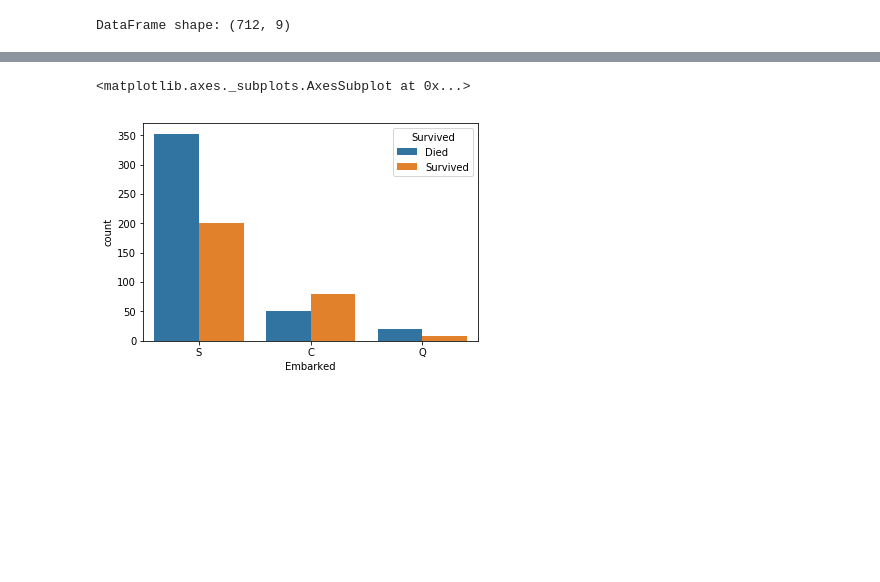
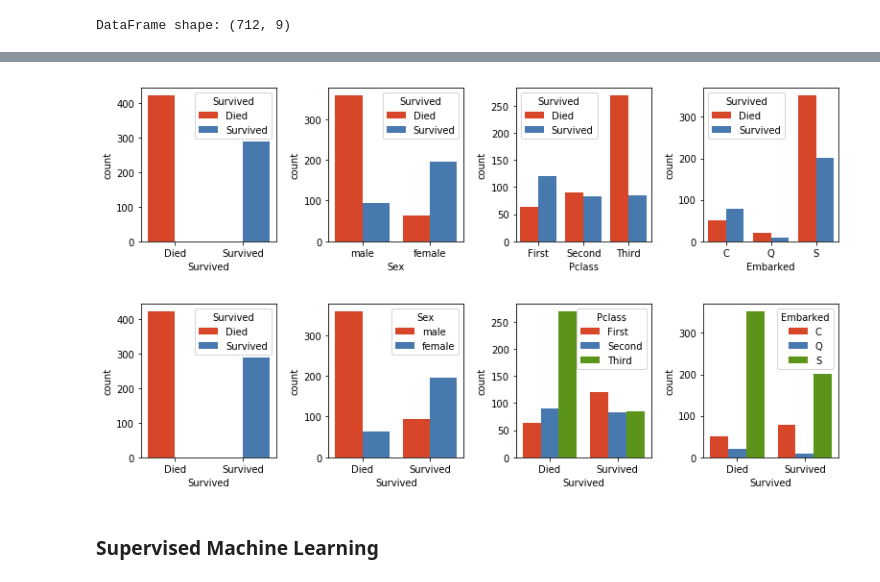
Before and after one commit to drakearch/titanic-kaggle, a Jupyter notebook: Titanic.ipynb, the cells around one changed output, grey strips where cells are left out. Drawn from its saved outputs; the diff is of its cells as text; code cells hidden in the pictures; blank space fills up the shorter version.

```diff
--- a/Titanic.ipynb
+++ b/Titanic.ipynb
@@ -79,5 +72,24 @@ sns.countplot(x='Sex', data=titanic, hue='Survived')
-# %%
-sns.countplot(x='Embarked', data=titanic, hue='Survived')
-# %% [output]
-<matplotlib.axes._subplots.AxesSubplot at 0x...>
-[figure, removed]
+# %%
+category_label = ['Survived', 'Sex', 'Pclass', 'Embarked']
+category_order = [['Died', 'Survived'], ['male', 'female'],
+                  ['First', 'Second', 'Third'], ['C', 'Q', 'S']]
+
+fig, axes = plt.subplots(1, 4, figsize=(11,3))
+
+for ax, x, order in zip(axes, category_label, category_order):
+    sns.countplot(x=x, order=order, hue='Survived', data=titanic, ax=ax)
+
+fig.tight_layout()
+# %% [output]
+[figure, added]
+# %%
+fig, axes = plt.subplots(1, 4, figsize=(11,3))
+
+for ax, x, order in zip(axes, category_label, category_order):
+    sns.countplot(x='Survived', hue=x, hue_order=order, data=titanic, ax=ax)
+
+fig.tight_layout()
+# %% [output]
+[figure, added]
+# %% [markdown]
+### Supervised Machine Learning
```
Also changed, not shown: parts of 4 cells of this notebook.
